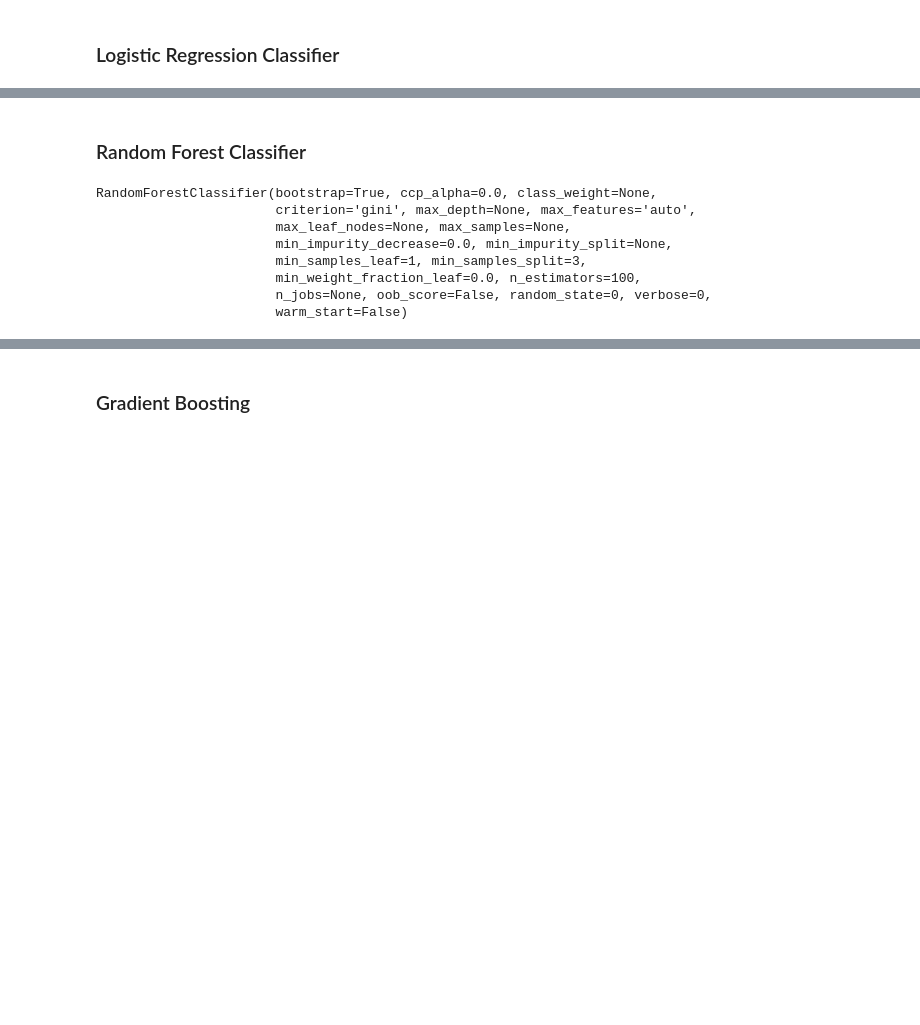
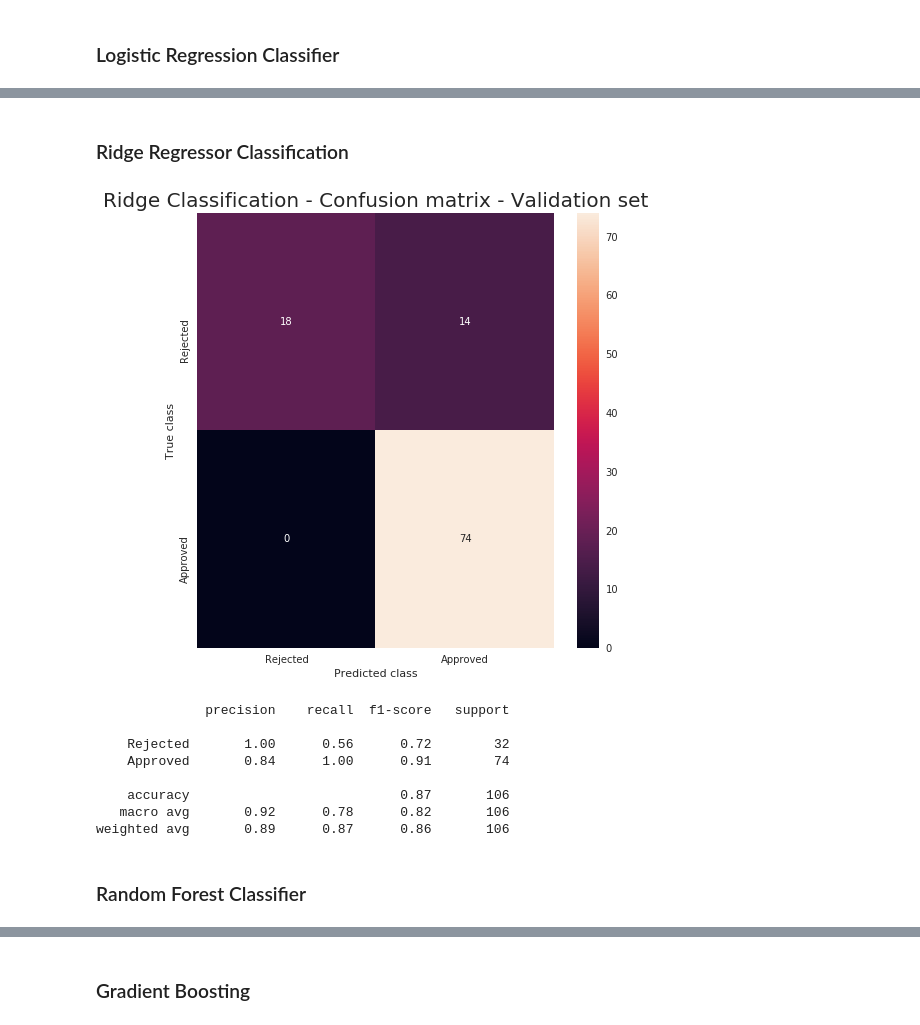
Before and after one commit to lucasthim/loan-prediction, a Jupyter notebook: 03_training_first_models.ipynb, the cells around one changed output, grey strips where cells are left out. Drawn from its saved outputs; the diff is of its cells as text; code cells hidden in the pictures; blank space fills up the shorter version.

```diff
--- a/03_training_first_models.ipynb
+++ b/03_training_first_models.ipynb
@@ -143,3 +122,23 @@ Logistic Regression : ROC AUC=0.406
+# %% [markdown]
+### Ridge Regressor Classification
+# %%
+ridge = RidgeClassifier(random_state=0);
+ridge.fit(X_train_norm.values,y_train.values.ravel());
+df_result = model_utils.predict(ridge,X_validation_norm,y_validation);
+# %%
+tn, fp, fn, tp = metrics_utils.plot_confusion_matrix(df_result,'Ridge Classification')
+metrics_utils.show_performance(df_result)
+# metrics_utils.plot_ROC(model = ridge,model_name = 'Ridge Classification',X_test = X_validation_norm, y_test = y_validation)
+# %% [output]
+[figure, added]
+              precision    recall  f1-score   support
+
+    Rejected       1.00      0.56      0.72        32
+    Approved       0.84      1.00      0.91        74
+
+    accuracy                           0.87       106
+   macro avg       0.92      0.78      0.82       106
+weighted avg       0.89      0.87      0.86       106
 # %% [markdown]
 ### Random Forest Classifier
 # %%
@@ -148,12 +147,4 @@ rfc = RandomForestClassifier(
             min_samples_split = 3,
             random_state = 0)
 rfc.fit(X_train_norm.values,y_train.values.ravel())
+df_result = model_utils.predict(rfc,X_validation_norm,y_validation)
-# %% [output]
-RandomForestClassifier(bootstrap=True, ccp_alpha=0.0, class_weight=None,
-                       criterion='gini', max_depth=None, max_features='auto',
-                       max_leaf_nodes=None, max_samples=None,
-                       min_impurity_decrease=0.0, min_impurity_split=None,
-                       min_samples_leaf=1, min_samples_split=3,
-                       min_weight_fraction_leaf=0.0, n_estimators=100,
-                       n_jobs=None, oob_score=False, random_state=0, verbose=0,
-                       warm_start=False)
```
Also changed, not shown: parts of 9 cells of this notebook.
